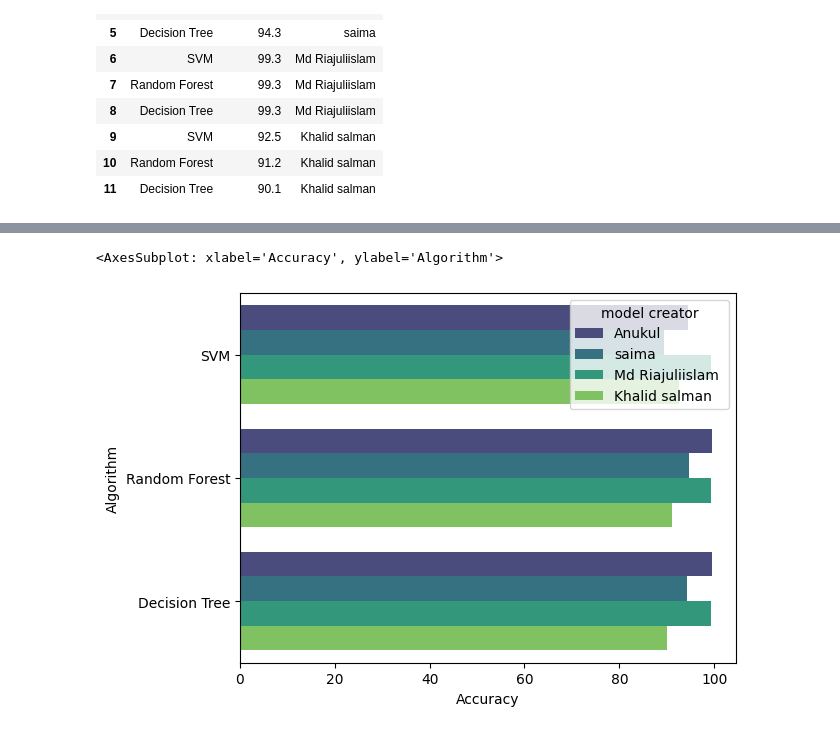
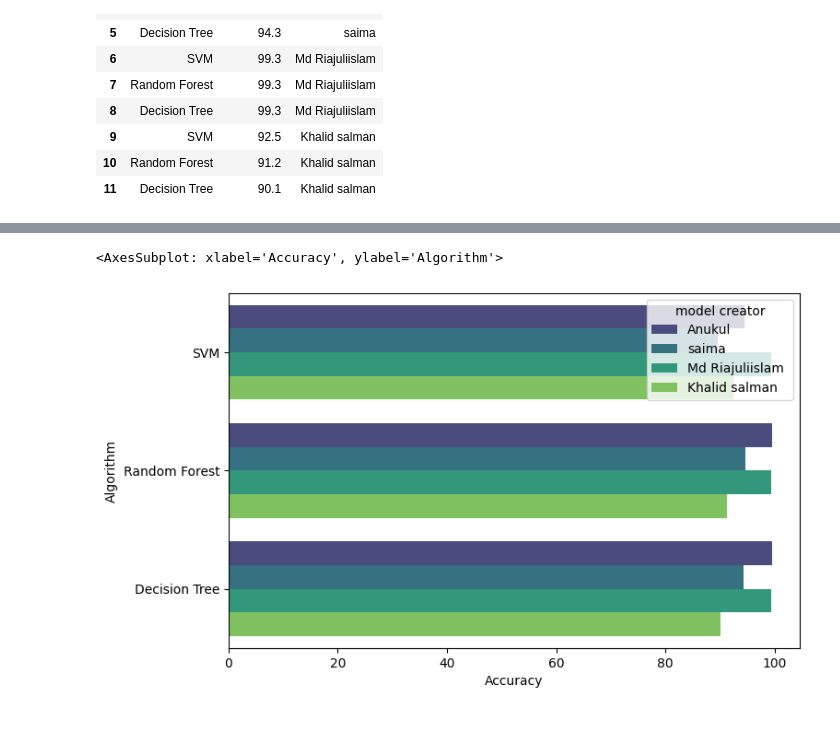
Before and after one commit to AnukulSri/DS_ML, a Jupyter notebook: Thyriod_prediction/hypothyroid.ipynb, the cells around one changed output, grey strips where cells are left out. Cells and saved outputs as stored; diff of their text form; code cells hidden in the pictures.

```diff
--- a/Thyriod_prediction/hypothyroid.ipynb
+++ b/Thyriod_prediction/hypothyroid.ipynb
@@ -1875,5 +1888,6 @@ sns.scatterplot(x='Algorithm', y='Accuracy',data=acc_com,hue='model creator',sty
 # %%
+plt.figure(figsize=(8, 5))
 sns.barplot(x='Accuracy',y='Algorithm',hue='model creator',data=acc_com,palette='viridis')
 # %% [output]
 <AxesSubplot: xlabel='Accuracy', ylabel='Algorithm'>
-[figure, old version]
+[figure, new version]
```
Also changed, not shown: parts of 14 cells of this notebook.
